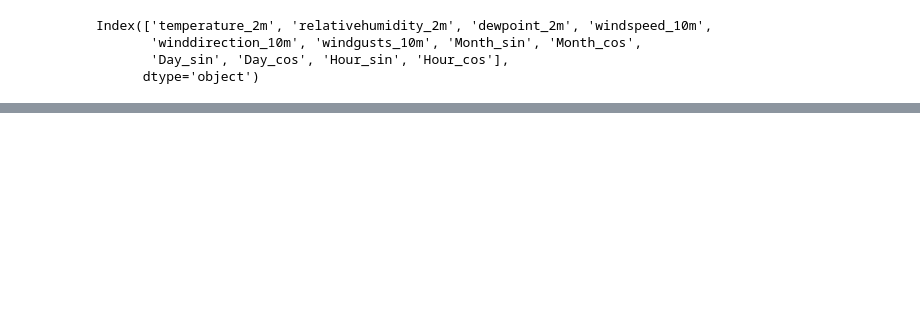
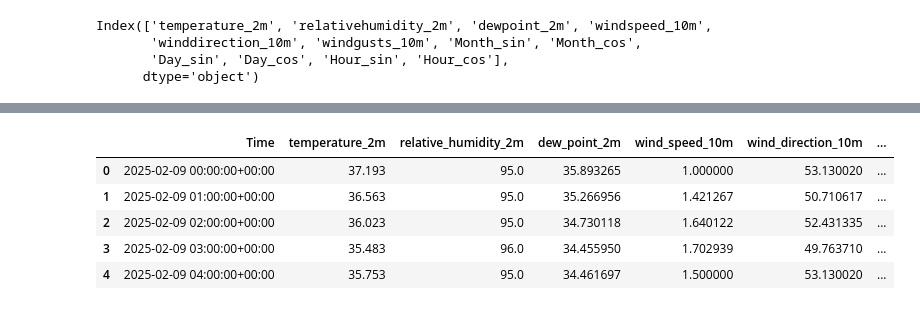
Before and after one commit to aryaman2603/array_yaar_yantra_ml, a Jupyter notebook: WindmillEnergyPredn.ipynb, the cells around one changed output, grey strips where cells are left out. Saved outputs shown, nothing was run; the diff lists cells and outputs as text; code cells hidden in the pictures; blank space fills up the shorter version.

```diff
--- a/WindmillEnergyPredn.ipynb
+++ b/WindmillEnergyPredn.ipynb
@@ -205,0 +337,9 @@ joblib.dump(rf4, "random_forest_model.pkl")
+# %%
+fut_df.head()
+# %% [output]
+|  | Time | temperature_2m | relative_humidity_2m | dew_point_2m | wind_speed_10m | wind_direction_10m | ... |
+| 0 | 2025-02-09 00:00:00+00:00 | 37.193 | 95.0 | 35.893265 | 1.000000 | 53.130020 | ... |
+| 1 | 2025-02-09 01:00:00+00:00 | 36.563 | 95.0 | 35.266956 | 1.421267 | 50.710617 | ... |
+| 2 | 2025-02-09 02:00:00+00:00 | 36.023 | 95.0 | 34.730118 | 1.640122 | 52.431335 | ... |
+| 3 | 2025-02-09 03:00:00+00:00 | 35.483 | 96.0 | 34.455950 | 1.702939 | 49.763710 | ... |
+| 4 | 2025-02-09 04:00:00+00:00 | 35.753 | 95.0 | 34.461697 | 1.500000 | 53.130020 | ... |
```
Also changed, not shown: parts of 18 cells of this notebook, 6 other files.
